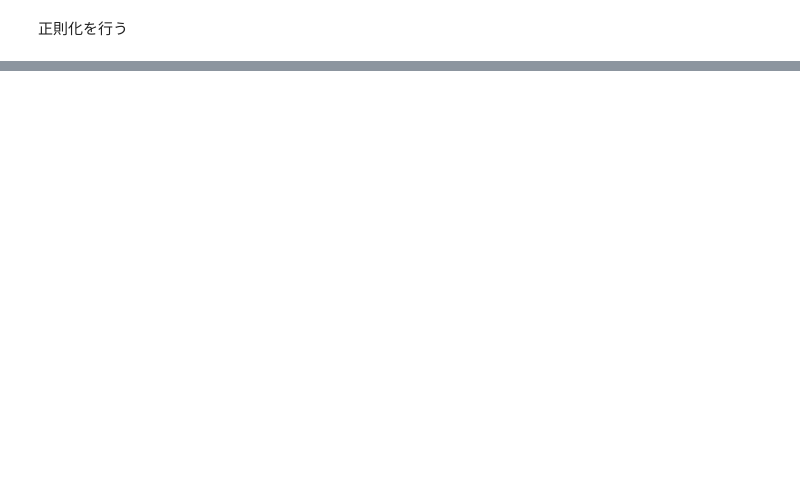
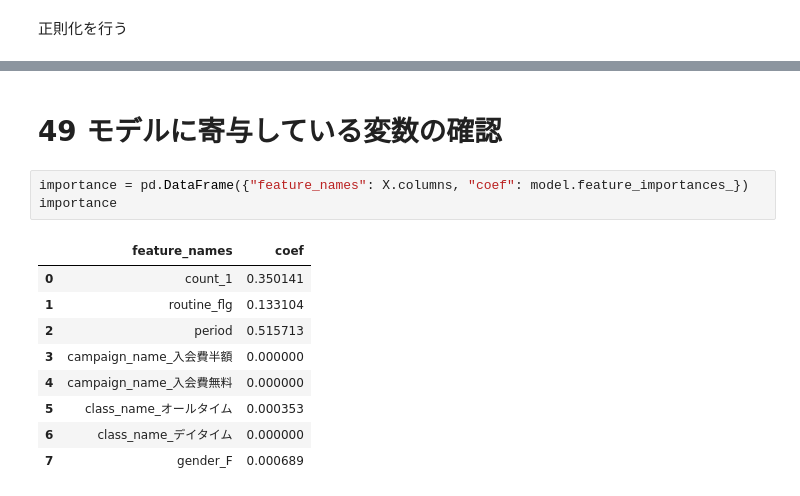
Before and after one commit to letitride/PandasDataAnalyze, a Jupyter notebook: chapter05/ch05.ipynb, the cells around one changed output, grey strips where cells are left out. Cells and saved outputs as stored; diff of their text form; blank space fills up the shorter version.

```diff
--- a/chapter05/ch05.ipynb
+++ b/chapter05/ch05.ipynb
@@ -312,0 +313,15 @@ print(model.score(X_test, y_test))
+# %% [markdown]
+# 49 モデルに寄与している変数の確認
+# %%
+importance = pd.DataFrame({"feature_names": X.columns, "coef": model.feature_importances_})
+importance
+# %% [output]
+|  | feature_names | coef |
+| 0 | count_1 | 0.350141 |
+| 1 | routine_flg | 0.133104 |
+| 2 | period | 0.515713 |
+| 3 | campaign_name_入会費半額 | 0.000000 |
+| 4 | campaign_name_入会費無料 | 0.000000 |
+| 5 | class_name_オールタイム | 0.000353 |
+| 6 | class_name_デイタイム | 0.000000 |
+| 7 | gender_F | 0.000689 |
```
Also changed, not shown: parts of 13 cells of this notebook.
